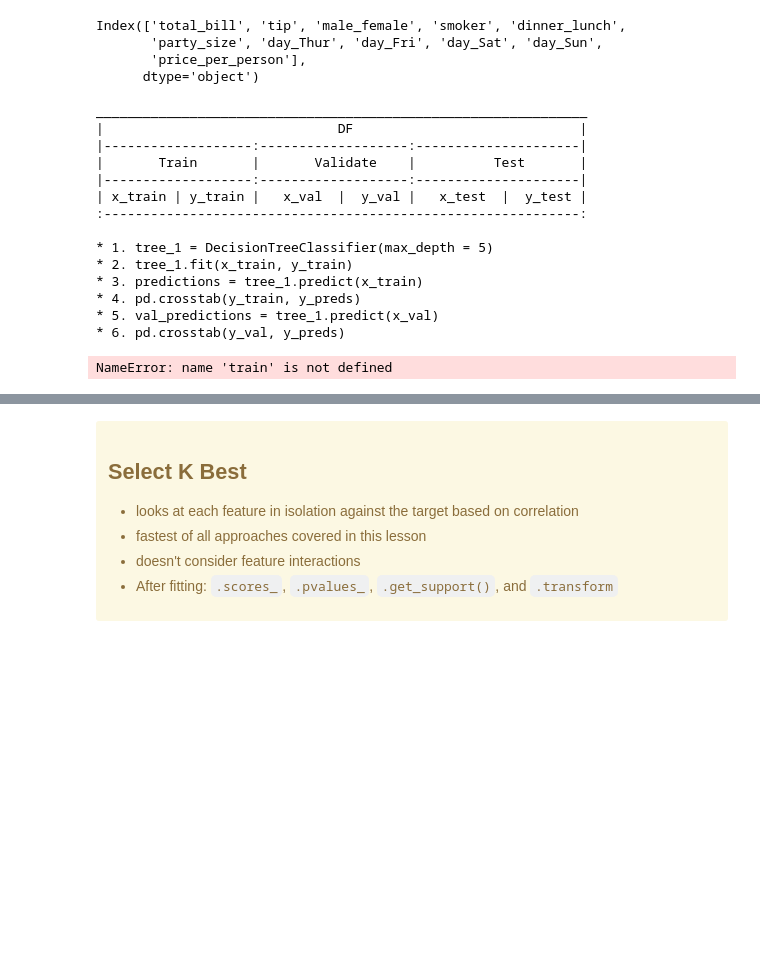
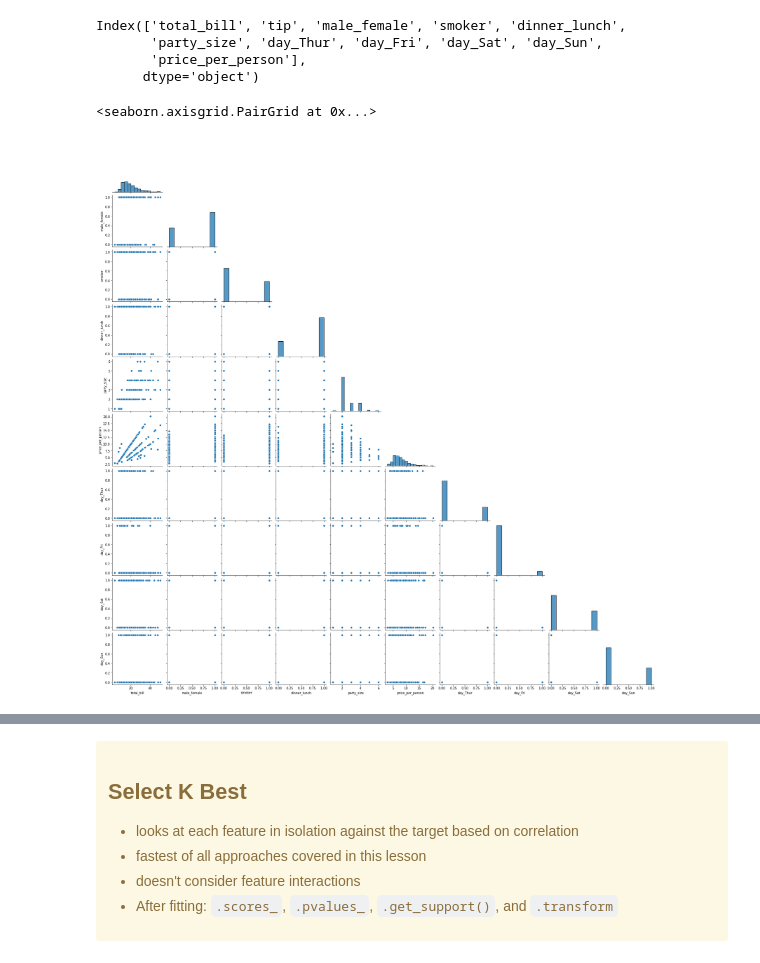
Before and after one commit to QMCBT-JustinEvans/regression-exercises, a Jupyter notebook: feature_engineering.ipynb, the cells around one changed output, grey strips where cells are left out. Drawn from its saved outputs; the diff is of its cells as text; code cells hidden in the pictures; blank space fills up the shorter version.

```diff
--- a/feature_engineering.ipynb
+++ b/feature_engineering.ipynb
@@ -360,21 +419,9 @@ feature_cols = ['total_bill',
                 'day_Sun']
 
 target = 'tip'
-# %%
-w.Xy_split(feature_cols, target)
-# %% [output]
-_______________________________________________________________
-|                              DF                             |
-|-------------------:-------------------:---------------------|
-|       Train       |       Validate    |          Test       |
-|-------------------:-------------------:---------------------|
-| x_train | y_train |   x_val  |  y_val |   x_test  |  y_test |
-:-------------------------------------------------------------:
-
-* 1. tree_1 = DecisionTreeClassifier(max_depth = 5)
-* 2. tree_1.fit(x_train, y_train)
-* 3. predictions = tree_1.predict(x_train)
-* 4. pd.crosstab(y_train, y_preds)
-* 5. val_predictions = tree_1.predict(x_val)
-* 6. pd.crosstab(y_val, y_preds)
-NameError: name 'train' is not defined
+# %%
+# PairPlot
+sns.pairplot(data=df[feature_cols], corner = True)
+# %% [output]
+<seaborn.axisgrid.PairGrid at 0x...>
+[figure, added]
```
Also changed, not shown: parts of 43 cells of this notebook, 4 other files.
